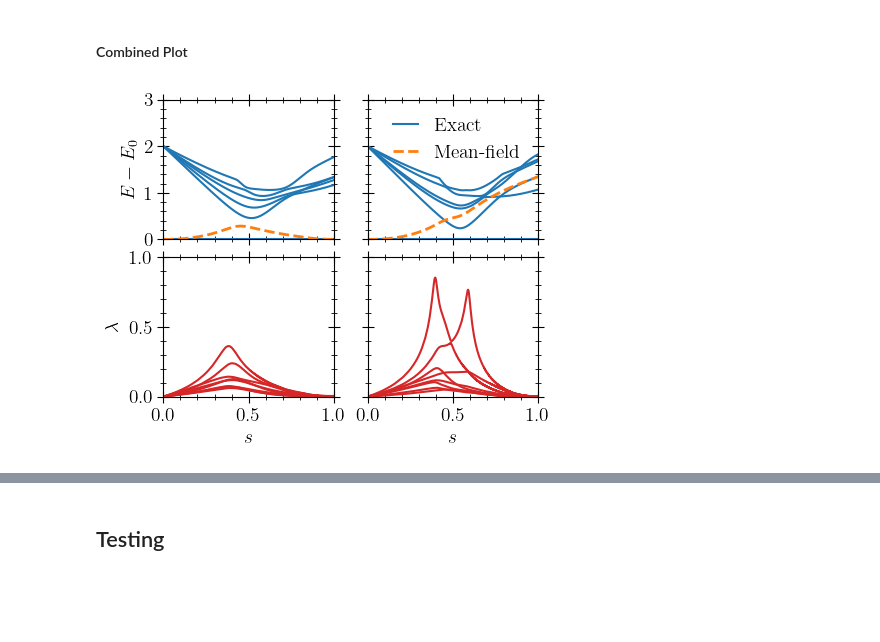
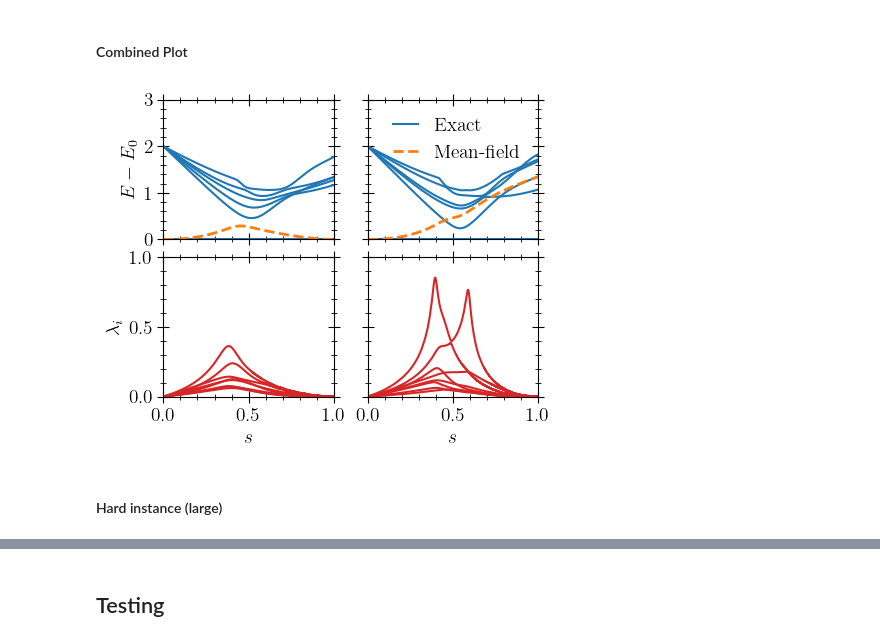
Before and after one commit to FZJ-PGI-12/Mean-Field-Approximate-Optimization-Algorithm, a Jupyter notebook: notebooks/plots_SK_model.ipynb, the cells around one changed output, grey strips where cells are left out. Drawn from its saved outputs; the diff is of its cells as text; code cells hidden in the pictures; blank space fills up the shorter version.

```diff
--- a/notebooks/plots_SK_model.ipynb
+++ b/notebooks/plots_SK_model.ipynb
@@ -339,6 +339,7 @@ lyapunov = read(h5file, "Lyapunov_Exp");
 # omega = read(h5file, "omega_n");
 # %%
 times = np.linspace(0, 1, size(E_0)[1]);
+times_medium = np.linspace(0, 1, size(lyapunov)[1]);
 # %%
 fig = figure(figsize=(4.2,  3.5))
 ax = subplot(211)
@@ -454,44 +455,46 @@ ax.set_ylim(0, 3)
 # ax.legend(loc="upper right")
 
 ax = subplot(223)
-map(D -> ax.plot(times, D, "-C3"), [lyapunov[:, k] for k in 1:8])
+map(D -> ax.plot(times_medium, D, "-C3"), [lyapunov[:, k] for k in 1:8])
 ax.set_xlim(0, 1)
 ax.set_ylim(0, 1)
 ax.set_yticks([0, 0.5, 1])
 ax.set_xlabel("\$s\$")
-ax.set_ylabel("\$ \\lambda \$")
+ax.set_ylabel("\$ \\lambda_i \$")
 
 # =================================================
 
 ax = subplot(222)
 for k in 1:6
     if k == 1
         ax.plot(times, exact_levels_hard[:, k], "-C0", label="Exact")
     else
         ax.plot(times, exact_levels_hard[:, k], "-C0")
     end
 end
 
 ax.plot(times, mf_level_hard, "--C1", lw=2, label="Mean-field")
 
 ax.set_xticklabels([])
 ax.set_yticklabels([])
 ax.set_xlim(0, 1)
 ax.set_ylim(0, 3)
 # ax.legend(ncol=2, columnspacing=-1.4, handlelength=1.3)
 ax.legend(loc="upper right", handlelength=1.3)
 
 ax = subplot(224)
 for (k, style) in enumerate(collect(take(styles, 8)))
     ax.plot(times_long, lyapunov_hard[:, k], c="C3")#, ls=style)
 end
 ax.set_xlim(0, 1)
 ax.set_ylim(0, 1)
 ax.set_yticks([0, 0.5, 1])
 ax.set_yticklabels([])
 ax.set_xlabel("\$s\$")
 
 tight_layout(pad=0.15, w_pad=0.5, h_pad=0.0)
-savefig("/home/lappet/Dropbox/MidnightRambler/Mean_Field_AOA/Figures/Data/SK_model/" * "Fig7.pdf", dpi=300)
+# savefig("/home/lappet/Dropbox/MidnightRambler/Mean_Field_AOA/Figures/Data/SK_model/" * "Fig7.pdf", dpi=300)
 # %% [output]
-[figure, old version]
+[figure, new version]
+# %% [markdown]
+#### Hard instance (large)
```
Also changed, not shown: parts of 6 cells of this notebook.
